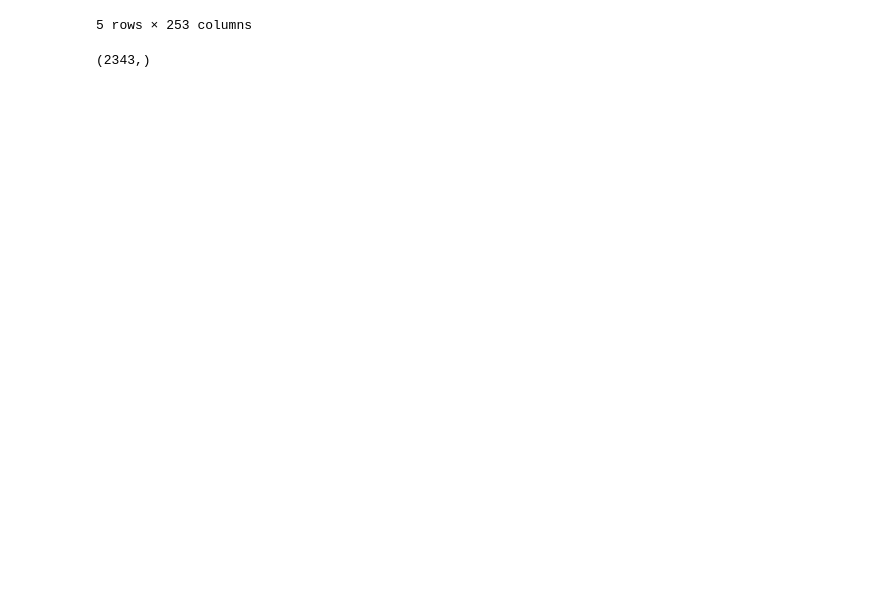
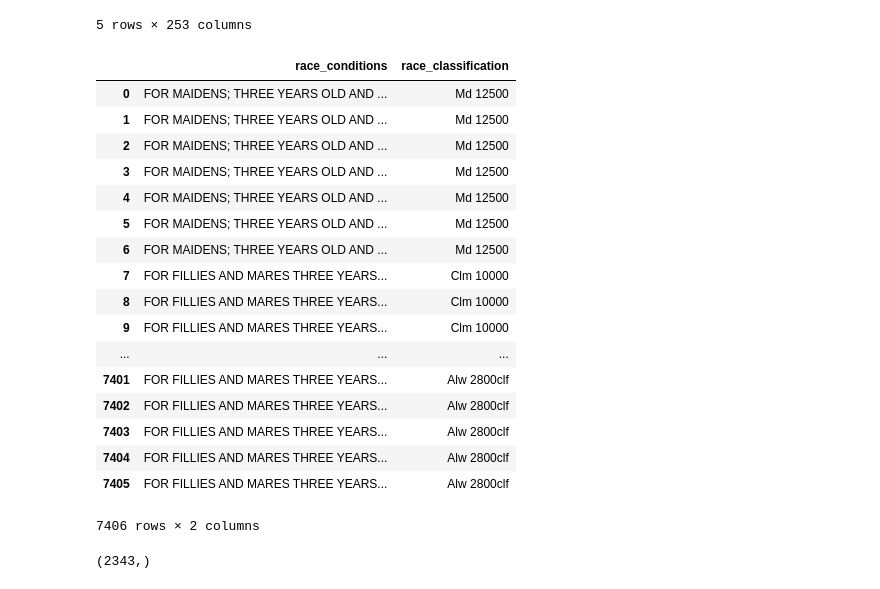
Before and after one commit to jerryxyx/EquineTrading, a Jupyter notebook: FactorSelection/WillToWinPrediction.ipynb, the cells around one changed output. Saved outputs shown, nothing was run; the diff lists cells and outputs as text; code cells hidden in the pictures; blank space fills up the shorter version.

```diff
--- a/FactorSelection/WillToWinPrediction.ipynb
+++ b/FactorSelection/WillToWinPrediction.ipynb
@@ -56,0 +75,3 @@ dfX_hist.head()
+# %%
+dfX_hist.to_csv("dfX_hist_new.csv")
+dfX_hist = pd.read_csv("dfX_hist_new.csv")
@@ -56,0 +80,21 @@ dfX_hist.head()
+# %%
+dfX_hist.loc[:,["race_conditions","race_type","race_classification"]].groupby("race_type").apply(lambda x: x.loc[:,["race_conditions","race_classification"]])
+# %% [output]
+|  | race_conditions | race_classification |
+| 0 | FOR MAIDENS; THREE YEARS OLD AND ... | Md 12500 |
+| 1 | FOR MAIDENS; THREE YEARS OLD AND ... | Md 12500 |
+| 2 | FOR MAIDENS; THREE YEARS OLD AND ... | Md 12500 |
+| 3 | FOR MAIDENS; THREE YEARS OLD AND ... | Md 12500 |
+| 4 | FOR MAIDENS; THREE YEARS OLD AND ... | Md 12500 |
+| 5 | FOR MAIDENS; THREE YEARS OLD AND ... | Md 12500 |
+| 6 | FOR MAIDENS; THREE YEARS OLD AND ... | Md 12500 |
+| 7 | FOR FILLIES AND MARES THREE YEARS... | Clm 10000 |
+| 8 | FOR FILLIES AND MARES THREE YEARS... | Clm 10000 |
+| 9 | FOR FILLIES AND MARES THREE YEARS... | Clm 10000 |
+| ... | ... | ... |
+| 7401 | FOR FILLIES AND MARES THREE YEARS... | Alw 2800clf |
+| 7402 | FOR FILLIES AND MARES THREE YEARS... | Alw 2800clf |
+| 7403 | FOR FILLIES AND MARES THREE YEARS... | Alw 2800clf |
+| 7404 | FOR FILLIES AND MARES THREE YEARS... | Alw 2800clf |
+| 7405 | FOR FILLIES AND MARES THREE YEARS... | Alw 2800clf |
+7406 rows × 2 columns
```
Also changed, not shown: parts of 6 cells of this notebook, 5 other files.
